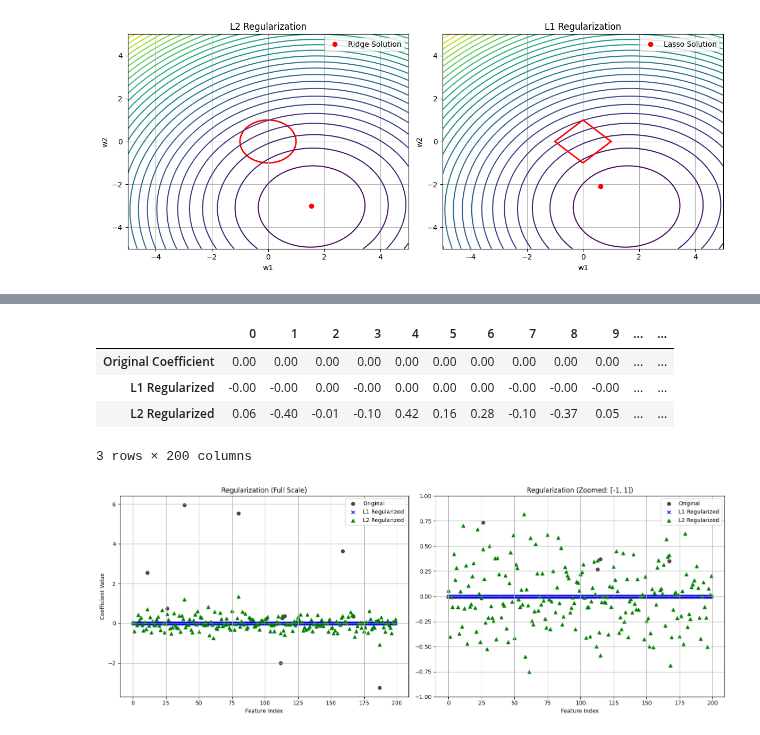
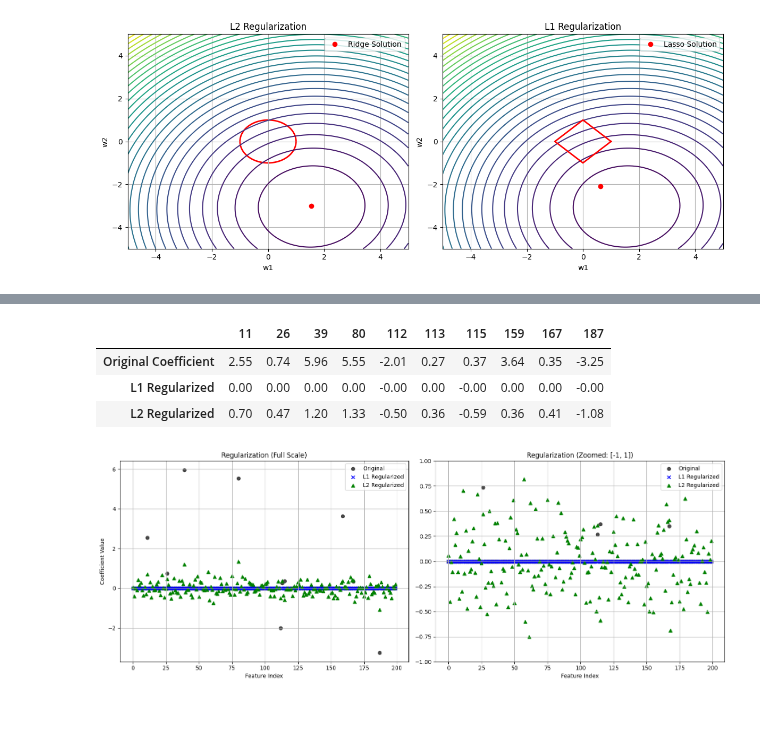
Before and after one commit to honda-wataru/learning, a Jupyter notebook: tutorials/l1_l2_regularization.ipynb, the cells around one changed output, grey strips where cells are left out. Cells and saved outputs as stored; diff of their text form; code cells hidden in the pictures.

```diff
--- a/tutorials/l1_l2_regularization.ipynb
+++ b/tutorials/l1_l2_regularization.ipynb
@@ -64,38 +111,15 @@ plt.show()
+# %%
+# 0.05以上の係数だけ抜粋して表示
+threshold = 0.05
+filtered_df = df[np.abs(df['Original Coefficient']) >= threshold]
+filtered_df_display = filtered_df.copy().T.apply(lambda col: col.map(lambda x: f"{x:.2f}"))
+display(filtered_df_display)
+# %% [output]
+|  | 11 | 26 | 39 | 80 | 112 | 113 | 115 | 159 | 167 | 187 |
+| Original Coefficient | 2.55 | 0.74 | 5.96 | 5.55 | -2.01 | 0.27 | 0.37 | 3.64 | 0.35 | -3.25 |
+| L1 Regularized | 0.00 | 0.00 | 0.00 | 0.00 | -0.00 | 0.00 | -0.00 | 0.00 | 0.00 | -0.00 |
+| L2 Regularized | 0.70 | 0.47 | 1.20 | 1.33 | -0.50 | 0.36 | -0.59 | 0.36 | 0.41 | -1.08 |
 # %%
-# 2. 200次元でのL1/L2正則化の比較
-np.random.seed(42)
-
-# データ生成 (特徴量200、サンプル50)
-n_samples, n_features = 50, 200
-X = np.random.randn(n_samples, n_features)
-coef = 3 * np.random.randn(n_features)
-
-# 係数をスパース化 (10個だけ非ゼロに)
-inds = np.arange(n_features)
-np.random.shuffle(inds)
-coef[inds[10:]] = 0
-
-# ターゲット生成 (ノイズあり)
-y = np.dot(X, coef) + 0.01 * np.random.randn(n_samples)
-
-# L1/L2正則化モデルを学習
-alpha_hd = 0.1 * n_samples
-lasso_model = Lasso(alpha=alpha_hd, max_iter=30000).fit(X, y)
-ridge_model = Ridge(alpha=alpha_hd).fit(X, y)
-l1_coef = lasso_model.coef_
-l2_coef = ridge_model.coef_
-
-# 正則化前後の係数をDataFrameにまとめる
-df = pd.DataFrame({
-    'Original Coefficient': coef,
-    'L1 Regularized': l1_coef,
-    'L2 Regularized': l2_coef
-})
-
-# 表示用に小数第2位へ丸めて転置
-df_display = df.copy().T.apply(lambda col: col.map(lambda x: f"{x:.2f}"))
-display(df_display)
-
 # 散布図：正則化前後の係数を比較 (通常スケール & ズーム表示)
 fig, axes = plt.subplots(1, 2, figsize=(16, 6), sharex=True)
 x = np.arange(n_features)
@@ -123,9 +147,4 @@ axes[1].grid(True)
 plt.tight_layout()
 plt.show()
 # %% [output]
-|  | 0 | 1 | 2 | 3 | 4 | 5 | 6 | 7 | 8 | 9 | ... | ... |
-| Original Coefficient | 0.00 | 0.00 | 0.00 | 0.00 | 0.00 | 0.00 | 0.00 | 0.00 | 0.00 | 0.00 | ... | ... |
-| L1 Regularized | -0.00 | -0.00 | 0.00 | -0.00 | 0.00 | 0.00 | 0.00 | -0.00 | -0.00 | -0.00 | ... | ... |
-| L2 Regularized | 0.06 | -0.40 | -0.01 | -0.10 | 0.42 | 0.16 | 0.28 | -0.10 | -0.37 | 0.05 | ... | ... |
-3 rows × 200 columns
 [figure]
```
Also changed, not shown: parts of 1 cell of this notebook.
